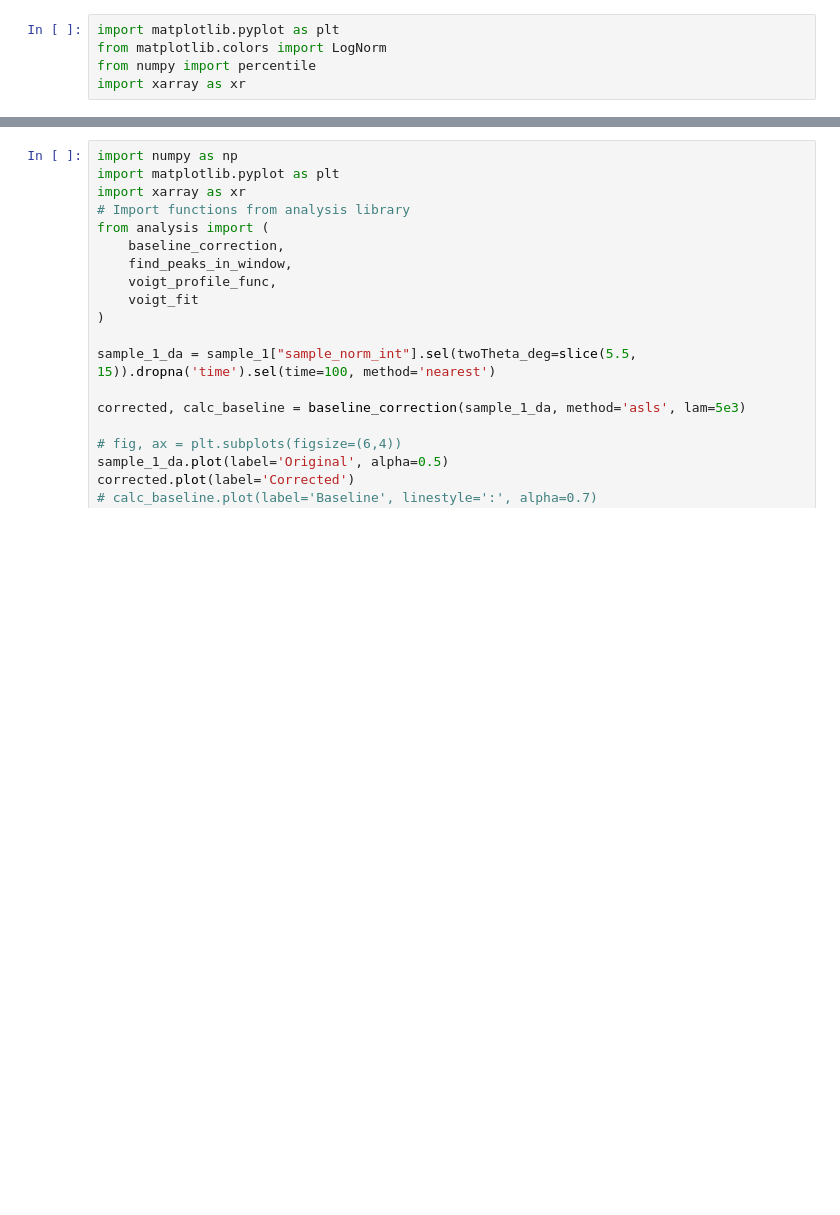
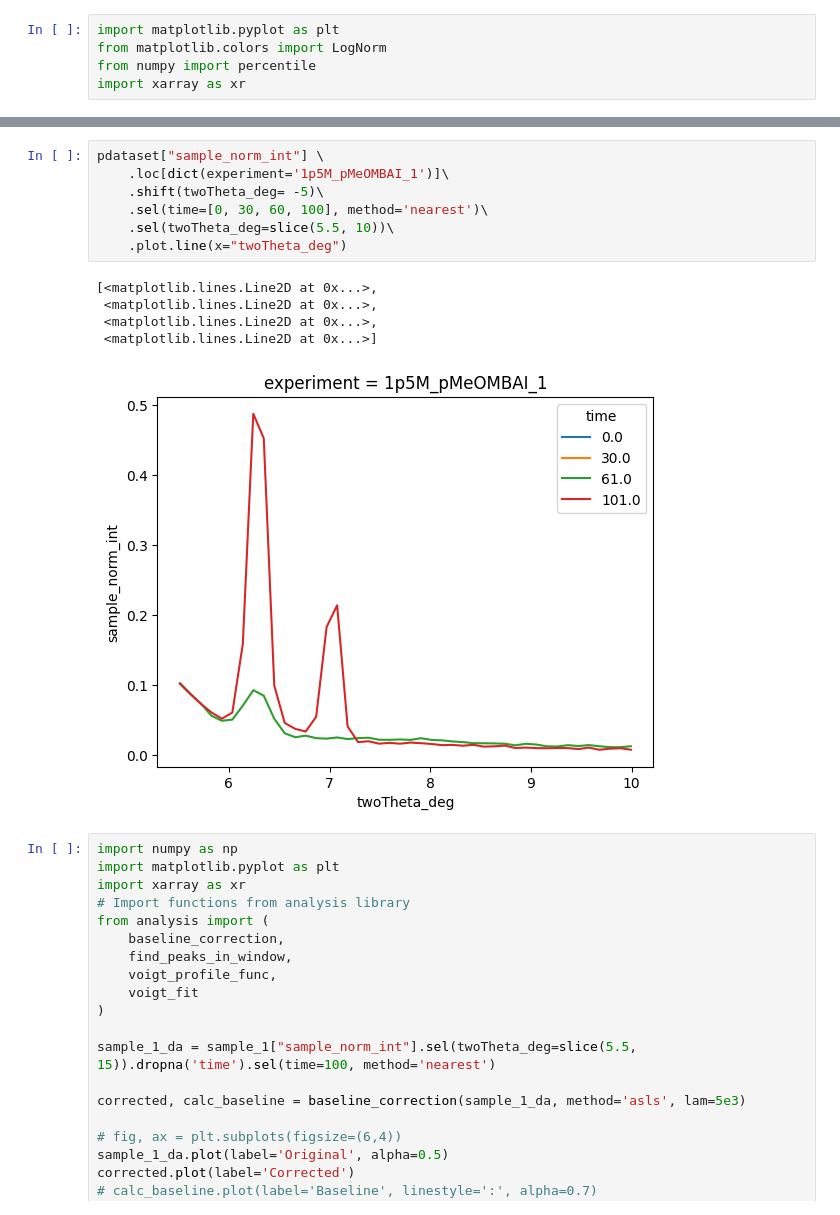
Before and after one commit to yyrliu/als-xrd-12-3-2, a Jupyter notebook: peak_int.ipynb, the cells around one changed output, grey strips where cells are left out. Cells and saved outputs as stored; diff of their text form; blank space fills up the shorter version.

```diff
--- a/peak_int.ipynb
+++ b/peak_int.ipynb
@@ -22,3 +34,16 @@ sample_1["sample_norm_int"].sel(twoTheta_deg=slice(5.5, 10)).sel(time=[0, 30, 60
+# %%
+pdataset["sample_norm_int"] \
+    .loc[dict(experiment='1p5M_pMeOMBAI_1')]\
+    .shift(twoTheta_deg= -5)\
+    .sel(time=[0, 30, 60, 100], method='nearest')\
+    .sel(twoTheta_deg=slice(5.5, 10))\
+    .plot.line(x="twoTheta_deg")
+# %% [output]
+[<matplotlib.lines.Line2D at 0x...>,
+ <matplotlib.lines.Line2D at 0x...>,
+ <matplotlib.lines.Line2D at 0x...>,
+ <matplotlib.lines.Line2D at 0x...>]
+[figure, added]
 # %%
 import numpy as np
 import matplotlib.pyplot as plt
```
Also changed, not shown: parts of 6 cells of this notebook, 1 other file.
